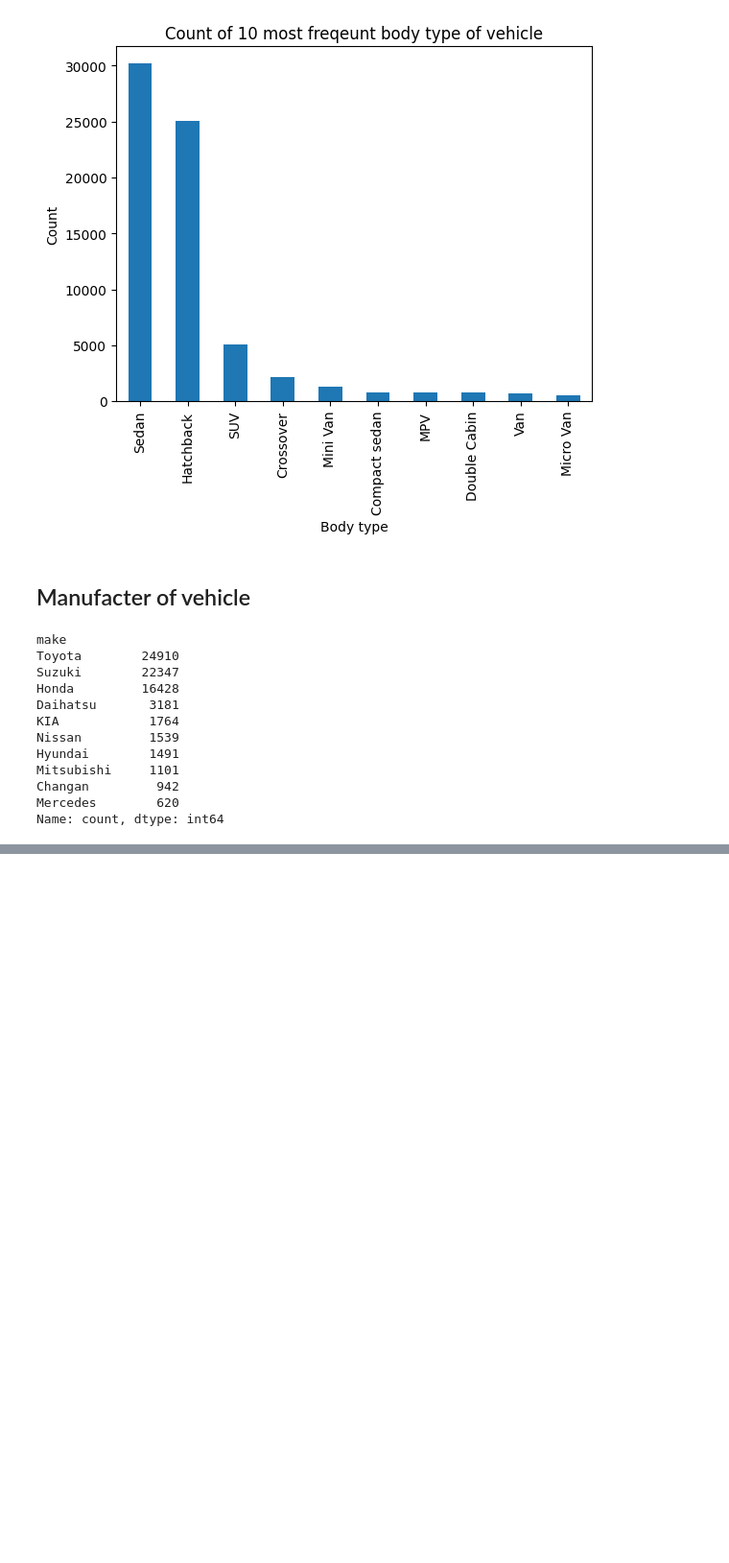
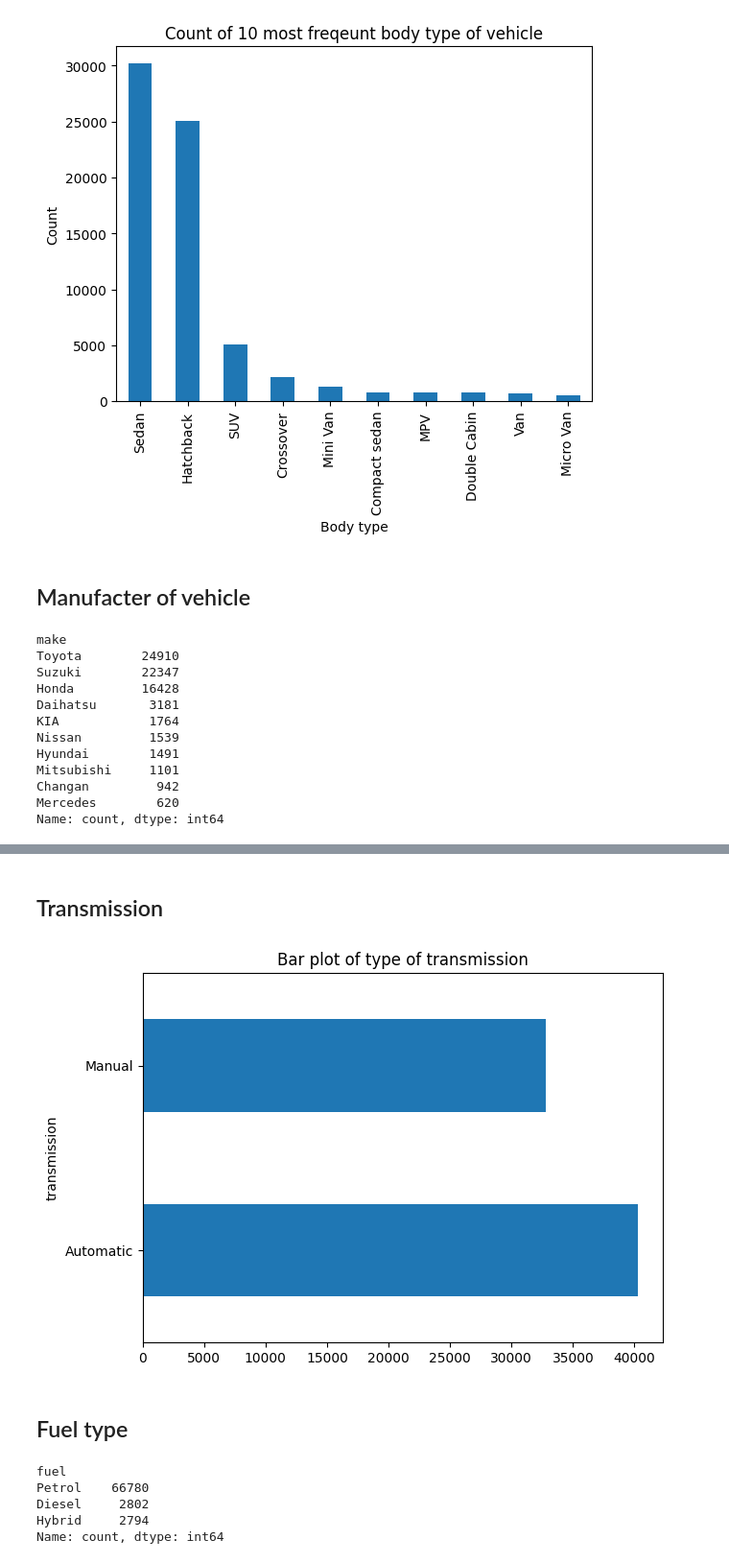
Before and after one commit to RadimCech/LSM1_projekt, a Jupyter notebook: script.ipynb, the cells around one changed output, grey strips where cells are left out. Shown at 96% size. Saved outputs shown, nothing was run; the diff lists cells and outputs as text; code cells hidden in the pictures; blank space fills up the shorter version.

```diff
--- a/script.ipynb
+++ b/script.ipynb
@@ -153,0 +183,21 @@ plt.show()
+# %% [markdown]
+## Transmission
+# %%
+f, ax = plt.subplots(figsize=(7, 5))
+transmission = df['transmission'].value_counts()
+plt.title('Bar plot of type of transmission')
+transmission.plot(kind= 'barh')
+plt.show()
+# %% [output]
+[figure, added]
+# %% [markdown]
+## Fuel type
+# %%
+fuel_types = df['fuel'].value_counts()
+fuel_types
+# %% [output]
+fuel
+Petrol    66780
+Diesel     2802
+Hybrid     2794
+Name: count, dtype: int64
```
Also changed, not shown: parts of 12 cells of this notebook.
